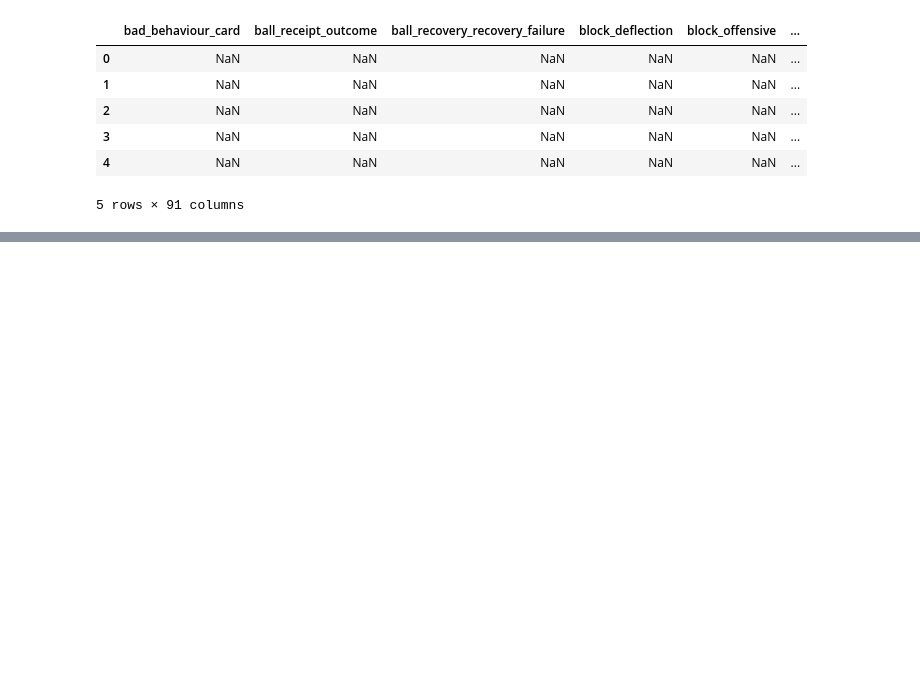
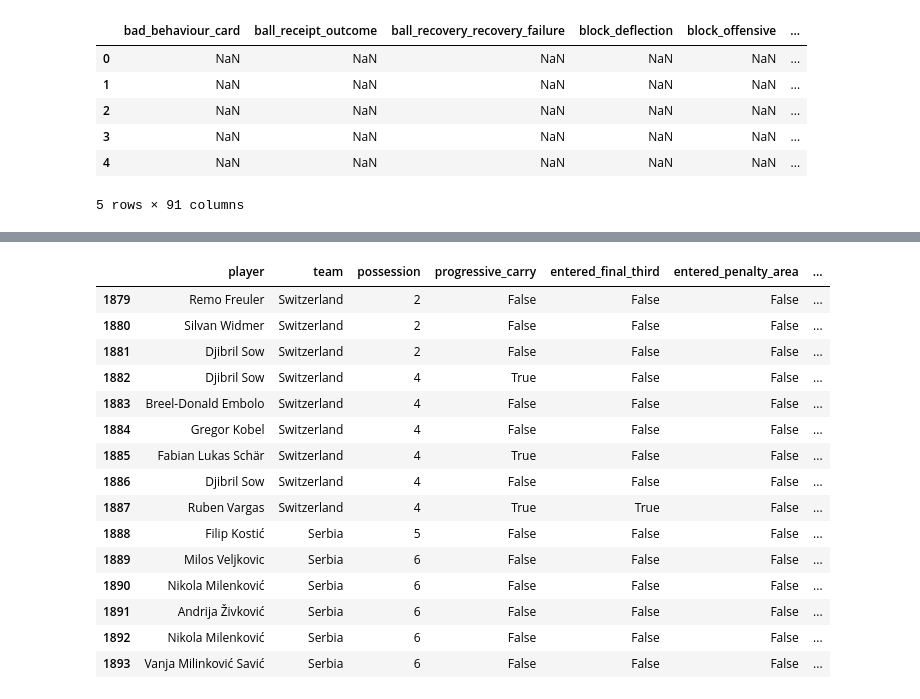
Before and after one commit to ToluAlade17/Football-Data-Models, a Jupyter notebook: Notebooks/01-possession-value.ipynb, the cells around one changed output, grey strips where cells are left out. Drawn from its saved outputs; the diff is of its cells as text; code cells hidden in the pictures; blank space fills up the shorter version.

Commit message:
adapted carry data to suitable danger thresholds and identified reasoning for danger flagged possessions. Positioned for first stage baseline classifer modelling

```diff
--- a/Notebooks/01-possession-value.ipynb
+++ b/Notebooks/01-possession-value.ipynb
@@ -158,0 +233,49 @@ carries.sort_values("distance_gain", ascending=False) [
+# %%
+# Carry to Attacking outcomes - Model(supervised learning) targets identifying
+
+shot_possessions = (
+    events[events["type"] == "Shot"]["possession"]
+    .dropna()
+    .unique()
+)
+
+carries["possession_ends_in_shot"] = carries["possession"].isin(shot_possessions)
+
+carries[
+    [
+        "player",
+        "team",
+        "possession",
+        "progressive_carry",
+        "entered_final_third",
+        "entered_penalty_area",
+        "possession_ends_in_shot"
+    ]
+].head(15)
+
+carries["possession_ends_in_shot"].mean()
+
+carries.groupby("progressive_carry")["possession_ends_in_shot"].mean()
+
+carries.groupby("entered_penalty_area")["possession_ends_in_shot"].mean()
+
+# Can see porgressive carries are correlated to higher shot ending rate than non progressive
+# carries, and entires into the penalty area does lead to much higher rate of shot ending
+# possesion. Now have more solidfied danger flag reasoning.
+# %% [output]
+|  | player | team | possession | progressive_carry | entered_final_third | entered_penalty_area | ... |
+| 1879 | Remo Freuler | Switzerland | 2 | False | False | False | ... |
+| 1880 | Silvan Widmer | Switzerland | 2 | False | False | False | ... |
+| 1881 | Djibril Sow | Switzerland | 2 | False | False | False | ... |
+| 1882 | Djibril Sow | Switzerland | 4 | True | False | False | ... |
+| 1883 | Breel-Donald Embolo | Switzerland | 4 | False | False | False | ... |
+| 1884 | Gregor Kobel | Switzerland | 4 | False | False | False | ... |
+| 1885 | Fabian Lukas Schär | Switzerland | 4 | True | False | False | ... |
+| 1886 | Djibril Sow | Switzerland | 4 | False | False | False | ... |
+| 1887 | Ruben Vargas | Switzerland | 4 | True | True | False | ... |
+| 1888 | Filip Kostić | Serbia | 5 | False | False | False | ... |
+| 1889 | Milos Veljkovic | Serbia | 6 | False | False | False | ... |
+| 1890 | Nikola Milenković | Serbia | 6 | False | False | False | ... |
+| 1891 | Andrija Živković | Serbia | 6 | False | False | False | ... |
+| 1892 | Nikola Milenković | Serbia | 6 | False | False | False | ... |
+| 1893 | Vanja Milinković Savić | Serbia | 6 | False | False | False | ... |
```
Also changed, not shown: parts of 4 cells of this notebook.
